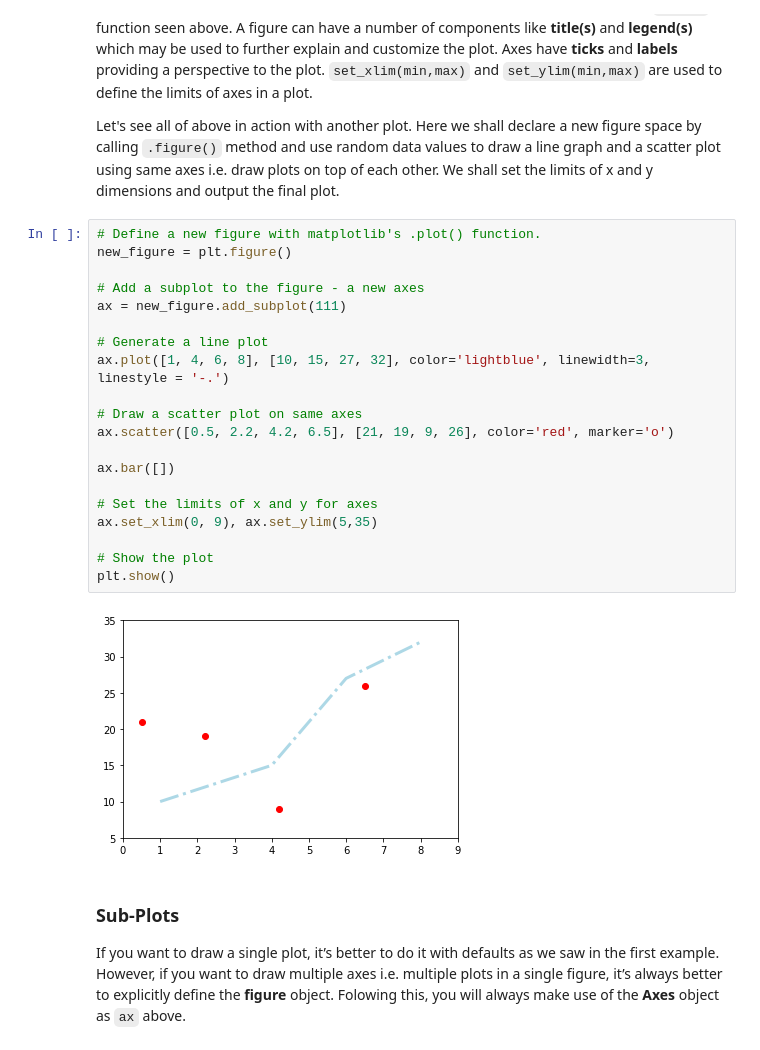
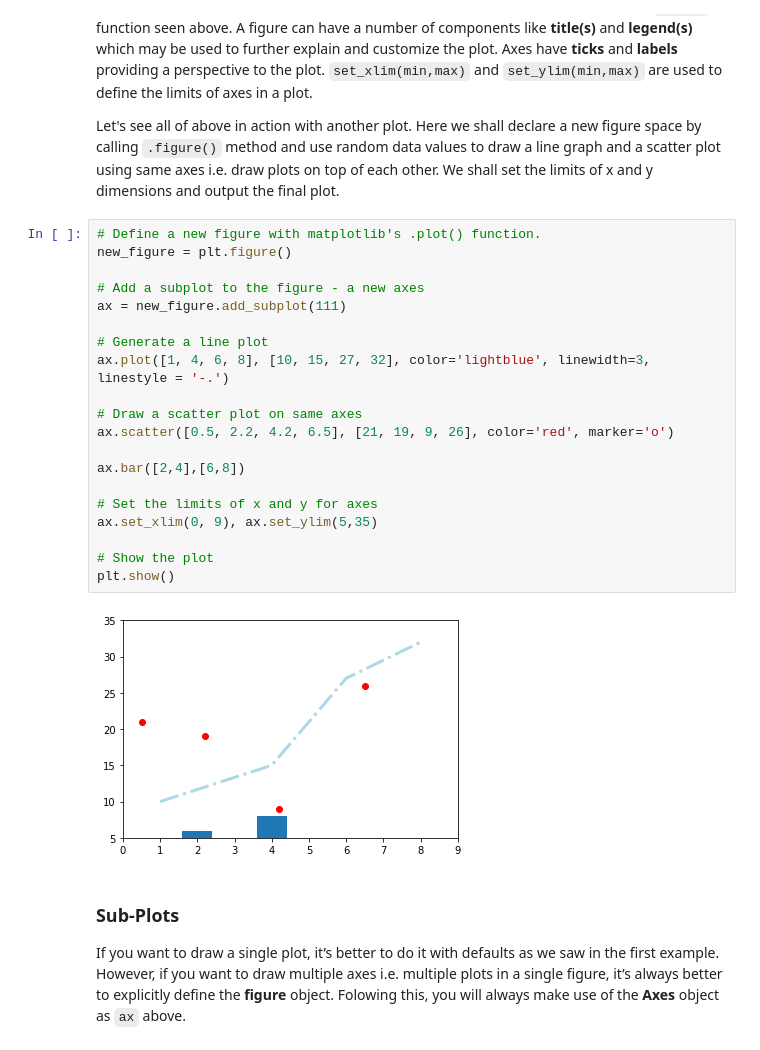
Before and after one commit to slieb74/dsc-1-03-12-customizing-visualizations-with-matplotlib-nyc-career-ds-062518, a Jupyter notebook: index.ipynb, the cells around one changed output. Drawn from its saved outputs; the diff is of its cells as text.

```diff
--- a/index.ipynb
+++ b/index.ipynb
@@ -113,25 +113,25 @@ Let's see all of above in action with another plot. Here we shall declare a new
 # %%
 # Define a new figure with matplotlib's .plot() function.
 new_figure = plt.figure()
 
 # Add a subplot to the figure - a new axes
 ax = new_figure.add_subplot(111)
 
 # Generate a line plot
 ax.plot([1, 4, 6, 8], [10, 15, 27, 32], color='lightblue', linewidth=3, linestyle = '-.')
 
 # Draw a scatter plot on same axes
 ax.scatter([0.5, 2.2, 4.2, 6.5], [21, 19, 9, 26], color='red', marker='o')
 
-ax.bar([])
+ax.bar([2,4],[6,8])
 
 # Set the limits of x and y for axes
 ax.set_xlim(0, 9), ax.set_ylim(5,35)
 
 # Show the plot
 plt.show()
 # %% [output]
-[figure, old version]
+[figure, new version]
 # %% [markdown]
 ### Sub-Plots
 If you want to draw a single plot, it’s better to do it with defaults as we saw in the first example. However, if you want to draw multiple axes i.e. multiple plots in a single figure, it’s always better to explicitly define the **figure** object. Folowing this, you will always make use of the **Axes** object as `ax` above.
```
